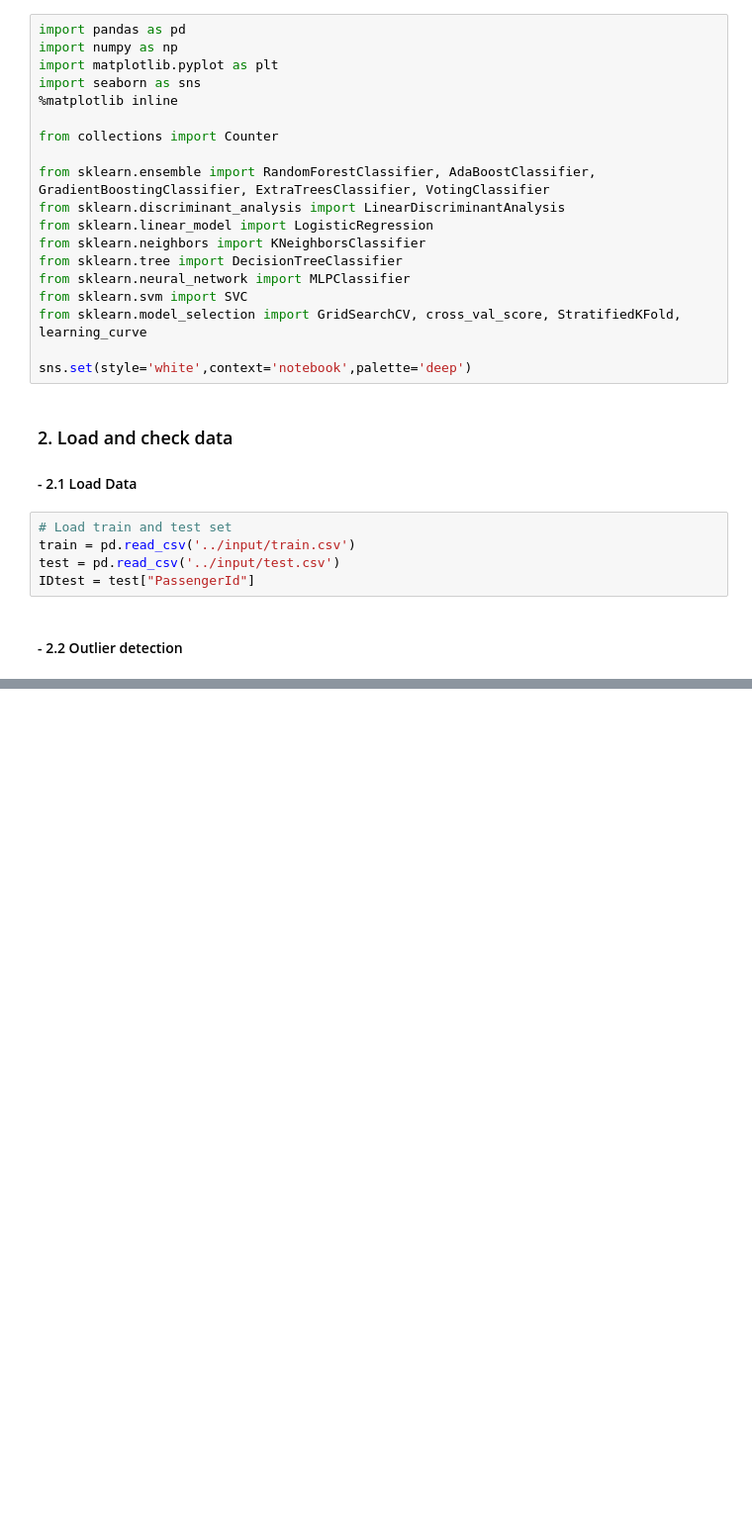
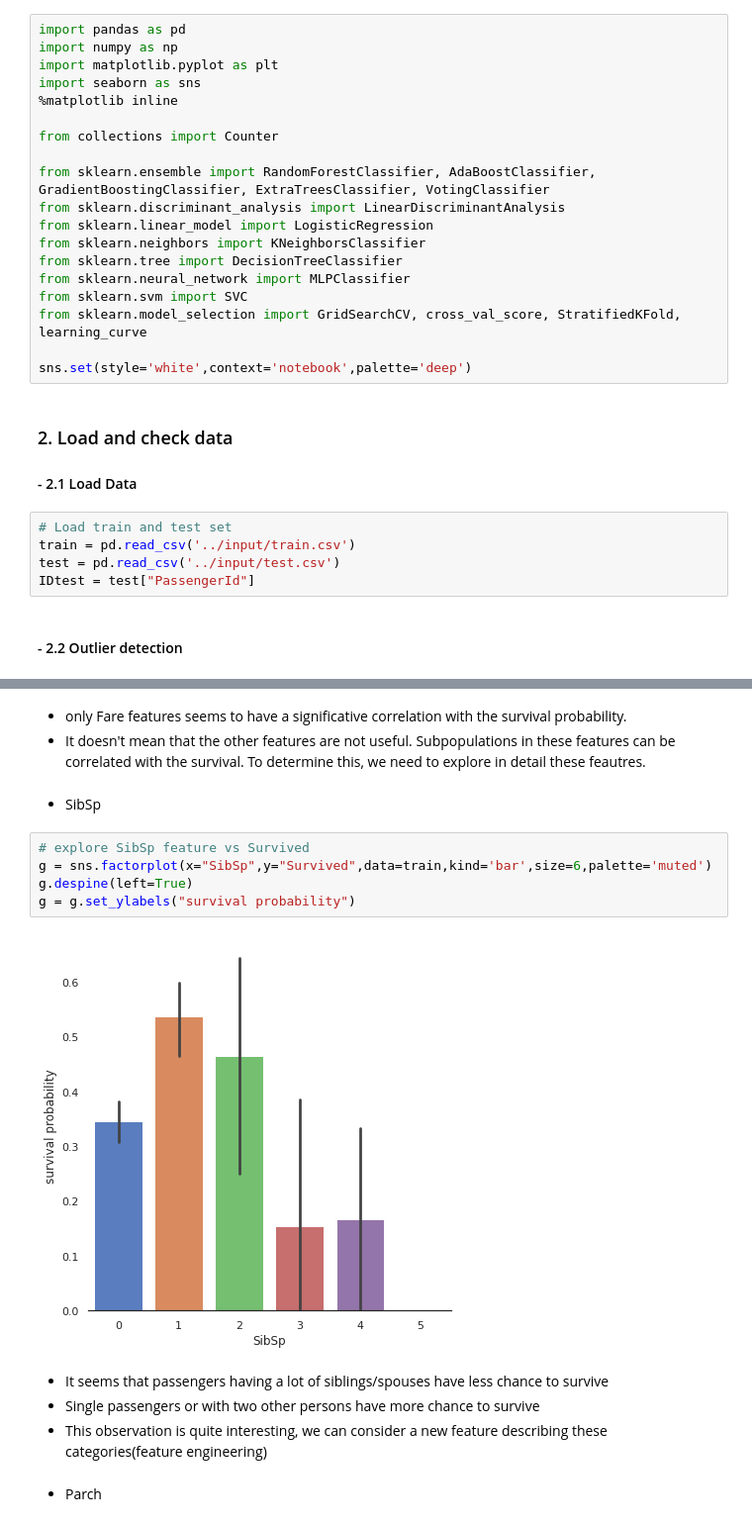
Before and after one commit to syi07030/NLP_study, a Jupyter notebook: Kaggle_BinaryClassification_TabularData/1.Titanic/Titanic_top4%_with_ensemble_modeling/Titanic_Top_4_with_ensemble_modeling.ipynb, the cells around one changed output, grey strips where cells are left out. Shown: that part at 99% size. Drawn from its saved outputs; the diff is of its cells as text; blank space fills up the shorter version.

```diff
--- a/Kaggle_BinaryClassification_TabularData/1.Titanic/Titanic_top4%_with_ensemble_modeling/Titanic_Top_4_with_ensemble_modeling.ipynb
+++ b/Kaggle_BinaryClassification_TabularData/1.Titanic/Titanic_top4%_with_ensemble_modeling/Titanic_Top_4_with_ensemble_modeling.ipynb
@@ -65,0 +236,18 @@ def detect_outliers(df,n,features):
+# %% [markdown]
+- only Fare features seems to have a significative correlation with the survival probability.
+- It doesn't mean that the other features are not useful. Subpopulations in these features can be correlated with the survival. To determine this, we need to explore in detail these feautres.
+# %% [markdown]
+- SibSp
+# %%
+# explore SibSp feature vs Survived
+g = sns.factorplot(x="SibSp",y="Survived",data=train,kind='bar',size=6,palette='muted')
+g.despine(left=True)
+g = g.set_ylabels("survival probability")
+# %% [output]
+[figure, added]
+# %% [markdown]
+- It seems that passengers having a lot of siblings/spouses have less chance to survive
+- Single passengers or with two other persons have more chance to survive
+- This observation is quite interesting, we can consider a new feature describing these categories(feature engineering)
+# %% [markdown]
+- Parch
```
Also changed, not shown: parts of 17 cells of this notebook.
